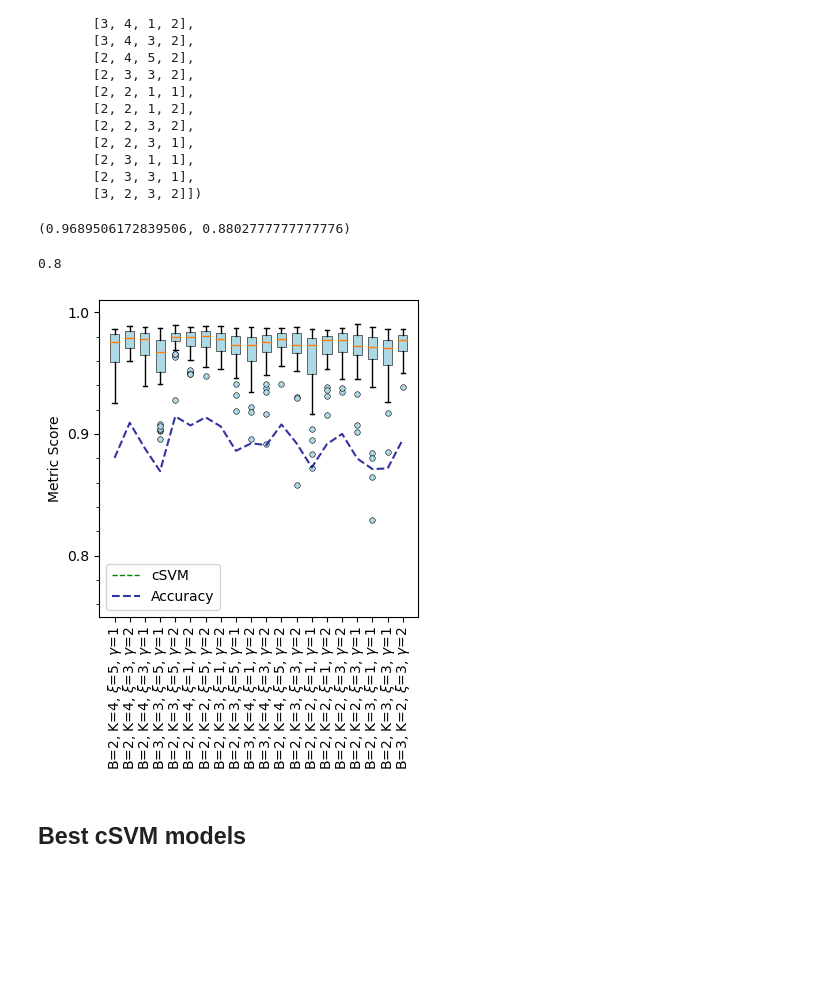
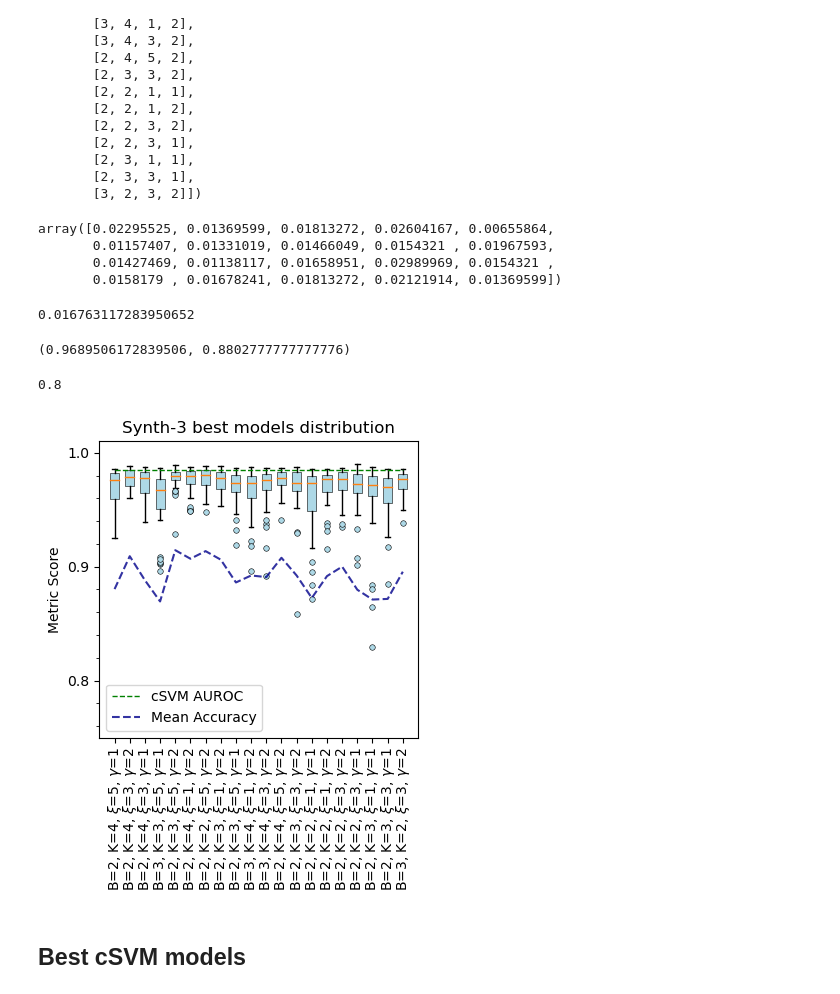
Before and after one commit to Freddo242/ResearchProjectRepo, a Jupyter notebook: Main/DataAnalysis/synth_3_analysis.ipynb, the cells around one changed output. Drawn from its saved outputs; the diff is of its cells as text; code cells hidden in the pictures; blank space fills up the shorter version.

```diff
--- a/Main/DataAnalysis/synth_3_analysis.ipynb
+++ b/Main/DataAnalysis/synth_3_analysis.ipynb
@@ -186,6 +213,20 @@ array([[2, 4, 5, 1],
        [2, 3, 1, 1],
        [2, 3, 3, 1],
        [3, 2, 3, 2]])
+# %%
+from scipy.stats import iqr
+
+interquart = iqr(qsvm_topmodels_auroc, axis = 0)
+interquart
+# %% [output]
+array([0.02295525, 0.01369599, 0.01813272, 0.02604167, 0.00655864,
+       0.01157407, 0.01331019, 0.01466049, 0.0154321 , 0.01967593,
+       0.01427469, 0.01138117, 0.01658951, 0.02989969, 0.0154321 ,
+       0.0158179 , 0.01678241, 0.01813272, 0.02121914, 0.01369599])
+# %%
+np.mean(interquart)
+# %% [output]
+0.016763117283950652
 # %%
 np.mean(qsvm_topmodels_auroc[:, 0]), np.mean(qsvm_topmodels_acc[:, 0])
 # %% [output]
@@ -193,19 +234,20 @@ np.mean(qsvm_topmodels_auroc[:, 0]), np.mean(qsvm_topmodels_acc[:, 0])
 # %%
 fig, ax = plt.subplots(figsize=(4, 5))
 
-af.models_auc_boxplot(top_qsvms_models, qsvm_topmodels_auroc, 0, fig = fig, ax = ax)
+af.models_auc_boxplot(top_qsvms_models, qsvm_topmodels_auroc, 0.9845679, fig = fig, ax = ax)
 
-ax.plot(np.arange(1, 21, 1), np.mean(qsvm_topmodels_acc, axis=0), linestyle = '--', color='darkblue', alpha = 0.8, zorder = 5, label = 'Accuracy')
+ax.plot(np.arange(1, 21, 1), np.mean(qsvm_topmodels_acc, axis=0), linestyle = '--', color='darkblue', alpha = 0.8, zorder = 5, label = 'Mean Accuracy')
 
 ax.set_ylabel('Metric Score')
+ax.set_title('Synth-3 best models distribution')
 
 plt.legend()
 plt.tight_layout()
 plt.savefig('../plots/synth-3-boxplot.png', dpi = 256)
 plt.show()
 # %% [output]
 0.8
-[figure, old version]
+[figure, new version]
 # %% [markdown]
 ## Best cSVM models
 # %%
```
Also changed, not shown: parts of 2 cells of this notebook, 27 other files.
